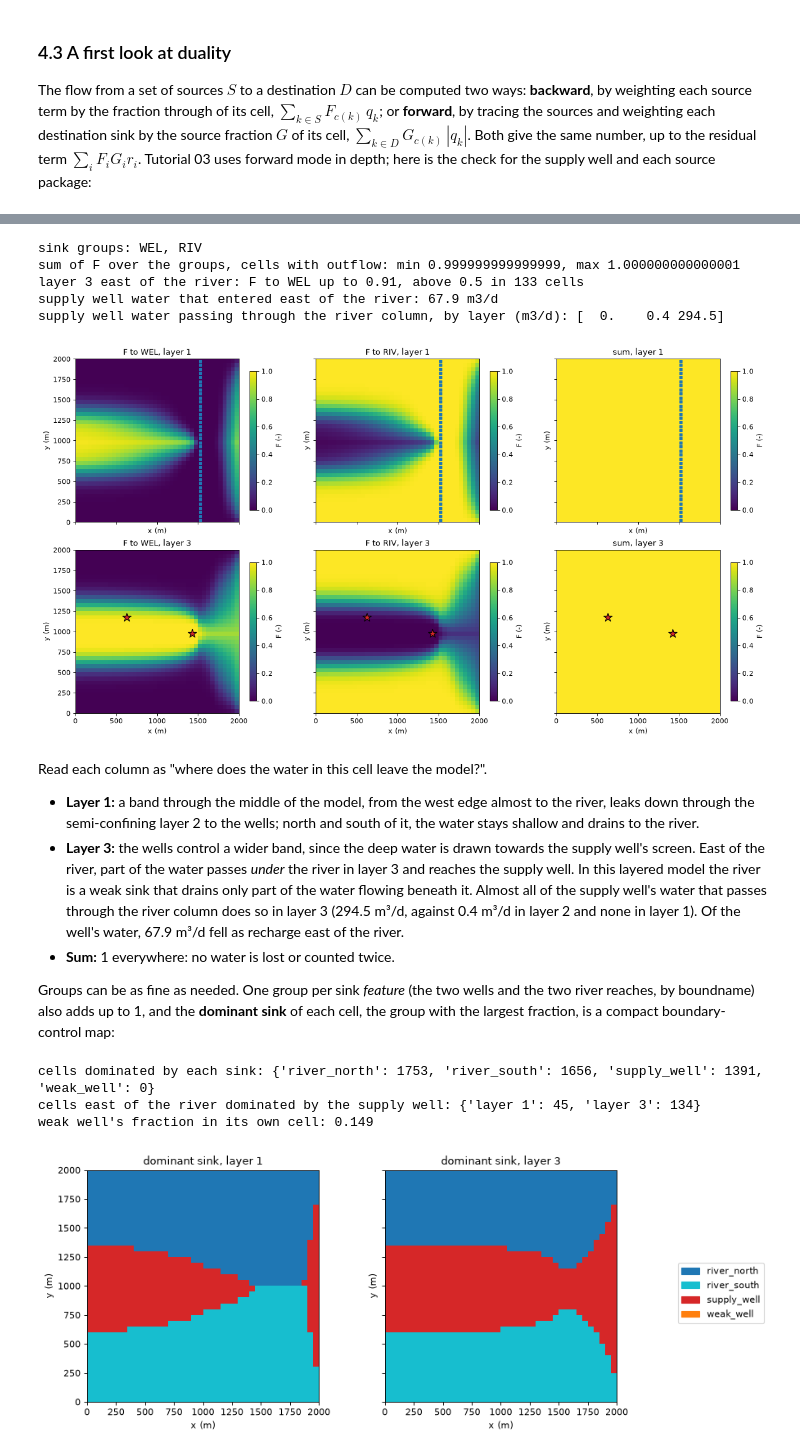
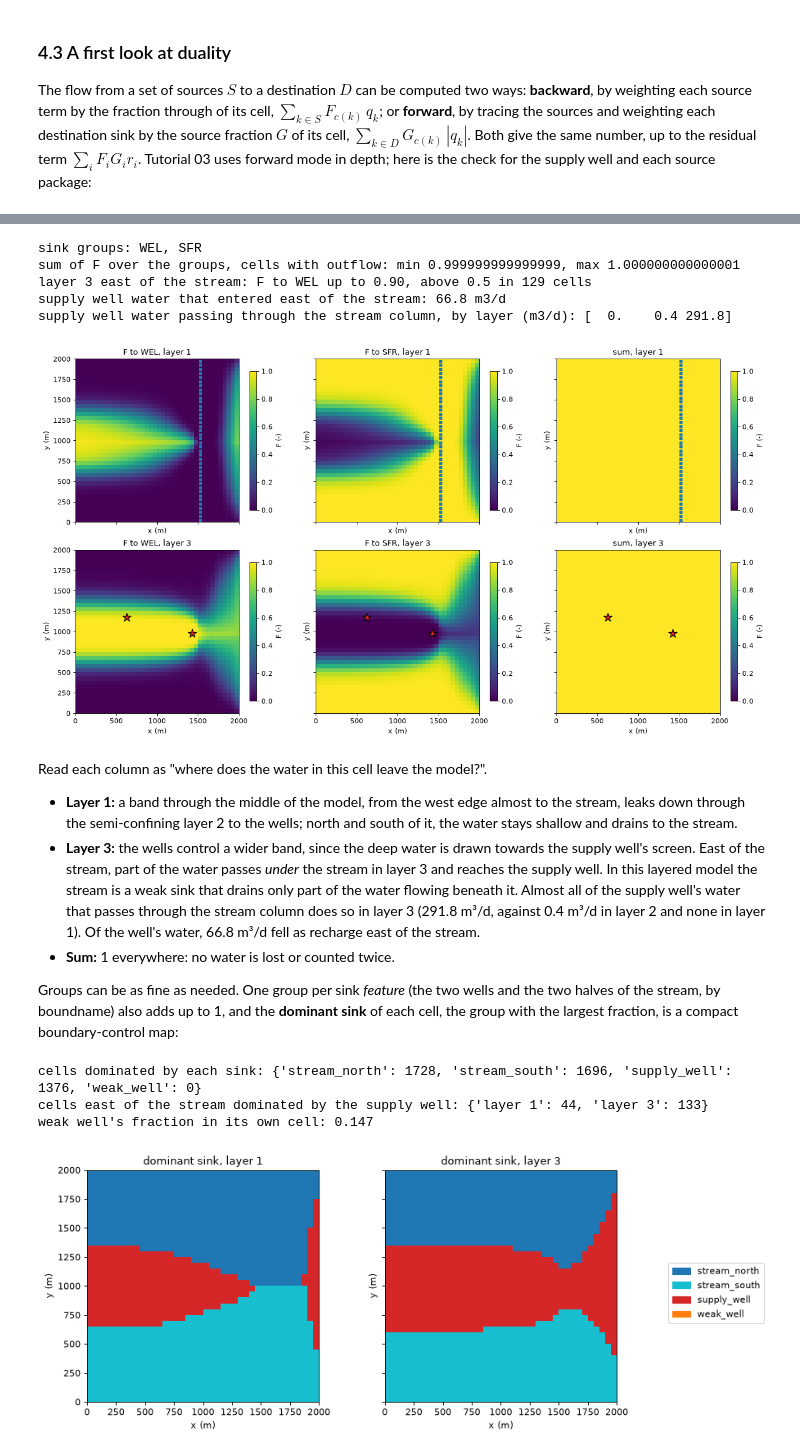
Before and after one commit to rhugman/gw-source, a Jupyter notebook: tutorials/02_accounting/02_accounting.ipynb, the cells around one changed output, grey strips where cells are left out. Saved outputs shown, nothing was run; the diff lists cells and outputs as text; code cells hidden in the pictures.

```diff
--- a/tutorials/02_accounting/02_accounting.ipynb
+++ b/tutorials/02_accounting/02_accounting.ipynb
@@ -409,13 +409,13 @@ print("sink groups:", ", ".join(sinks))
 print(f"sum of F over the groups, cells with outflow: min {total[draining].min():.15f}, "
       f"max {total[draining].max():.15f}")
 assert np.allclose(total[draining], 1.0, rtol=0.0, atol=1e-12)
-east = slice(run.spec.riv_col + 1, None)  # columns east of the river
+east = slice(run.spec.stream_col + 1, None)  # columns east of the stream
 f_wel = control.fraction_through["WEL"].reshape(step.grid_shape)
-print(f"layer 3 east of the river: F to WEL up to {f_wel[2, :, east].max():.2f}, above 0.5 in {(f_wel[2, :, east] > 0.5).sum()} cells")
+print(f"layer 3 east of the stream: F to WEL up to {f_wel[2, :, east].max():.2f}, above 0.5 in {(f_wel[2, :, east] > 0.5).sum()} cells")
 from_east = gross.volume_from["supply_well"].reshape(step.grid_shape)[:, :, east].sum()
-print(f"supply well water that entered east of the river: {from_east:.1f} m3/d")
-under = gross.volume_through["supply_well"].reshape(step.grid_shape)[:, :, run.spec.riv_col].sum(axis=1)
-print("supply well water passing through the river column, by layer (m3/d):", np.round(under, 1))
+print(f"supply well water that entered east of the stream: {from_east:.1f} m3/d")
+under = gross.volume_through["supply_well"].reshape(step.grid_shape)[:, :, run.spec.stream_col].sum(axis=1)
+print("supply well water passing through the stream column, by layer (m3/d):", np.round(under, 1))
 
 panels = {**{f"F to {name}": control.fraction_through[name] for name in sinks}, "sum": total}
 fig, axes = plt.subplots(len(LAYERS), len(panels), figsize=(5.0 * len(panels), 4.0 * len(LAYERS)),
@@ -427,54 +427,54 @@ for row, layer in enumerate(LAYERS):
             run.grb_file, step, values, ax=ax, layer=layer, cmap="viridis", vmin=0.0, vmax=1.0,
             overlay=False, label="F (-)", title=f"{title}, layer {layer + 1}",
         )
-        hbd.overlay_features(ax, run.grb_file, step, packages=("RIV", "WEL"), layer=layer,
+        hbd.overlay_features(ax, run.grb_file, step, packages=("SFR", "WEL"), layer=layer,
                              legend=False)
 fig.tight_layout()
 plt.show()
 # %% [output]
-sink groups: WEL, RIV
+sink groups: WEL, SFR
 sum of F over the groups, cells with outflow: min 0.999999999999999, max 1.000000000000001
-layer 3 east of the river: F to WEL up to 0.91, above 0.5 in 133 cells
-supply well water that entered east of the river: 67.9 m3/d
-supply well water passing through the river column, by layer (m3/d): [  0.    0.4 294.5]
+layer 3 east of the stream: F to WEL up to 0.90, above 0.5 in 129 cells
+supply well water that entered east of the stream: 66.8 m3/d
+supply well water passing through the stream column, by layer (m3/d): [  0.    0.4 291.8]
 [figure]
 # %% [markdown]
 Read each column as "where does the water in this cell leave the model?".
 
-- **Layer 1:** a band through the middle of the model, from the west edge almost to the river, leaks down through the semi-confining layer 2 to the wells; north and south of it, the water stays shallow and drains to the river.
-- **Layer 3:** the wells control a wider band, since the deep water is drawn towards the supply well's screen. East of the river, part of the water passes *under* the river in layer 3 and reaches the supply well. In this layered model the river is a weak sink that drains only part of the water flowing beneath it. Almost all of the supply well's water that passes through the river column does so in layer 3 (294.5 m³/d, against 0.4 m³/d in layer 2 and none in layer 1). Of the well's water, 67.9 m³/d fell as recharge east of the river.
+- **Layer 1:** a band through the middle of the model, from the west edge almost to the stream, leaks down through the semi-confining layer 2 to the wells; north and south of it, the water stays shallow and drains to the stream.
+- **Layer 3:** the wells control a wider band, since the deep water is drawn towards the supply well's screen. East of the stream, part of the water passes *under* the stream in layer 3 and reaches the supply well. In this layered model the stream is a weak sink that drains only part of the water flowing beneath it. Almost all of the supply well's water that passes through the stream column does so in layer 3 (291.8 m³/d, against 0.4 m³/d in layer 2 and none in layer 1). Of the well's water, 66.8 m³/d fell as recharge east of the stream.
 - **Sum:** 1 everywhere: no water is lost or counted twice.
 
-Groups can be as fine as needed. One group per sink *feature* (the two wells and the two river reaches, by boundname) also adds up to 1, and the **dominant sink** of each cell, the group with the largest fraction, is a compact boundary-control map:
+Groups can be as fine as needed. One group per sink *feature* (the two wells and the two halves of the stream, by boundname) also adds up to 1, and the **dominant sink** of each cell, the group with the largest fraction, is a compact boundary-control map:
 # %%
 features = gs.groups_by_boundname(step)
 by_feature = gs.backward(step, features, GROSS)
 stack = np.column_stack([by_feature.fraction_through[name] for name in features])
 assert np.allclose(stack.sum(axis=1)[draining], 1.0, rtol=0.0, atol=1e-12)
 dominant = np.where(draining, stack.argmax(axis=1), np.nan)
 
 counts = pd.Series(stack.argmax(axis=1)[draining], dtype=int).value_counts()
 print("cells dominated by each sink:", {name: int(counts.get(i, 0)) for i, name in enumerate(features)})
 supply_east = dominant.reshape(step.grid_shape)[:, :, east] == list(features).index("supply_well")
-print("cells east of the river dominated by the supply well:",
+print("cells east of the stream dominated by the supply well:",
       {f"layer {k + 1}": int(supply_east[k].sum()) for k in LAYERS})
 print(f"weak well's fraction in its own cell: {by_feature.fraction_through['weak_well'][weak_cell]:.3f}")
 
-colours = {"river_north": "tab:blue", "river_south": "tab:cyan", "supply_well": "tab:red",
+colours = {"stream_north": "tab:blue", "stream_south": "tab:cyan", "supply_well": "tab:red",
            "weak_well": "tab:orange"}
 cmap = ListedColormap([colours.get(name, "0.5") for name in features])
 fig, axes = plt.subplots(1, len(LAYERS), figsize=(12.0, 4.6), sharey=True)
 for ax, layer in zip(axes, LAYERS):
     hbd.plot_cells(run.grb_file, step, dominant, ax=ax, layer=layer, cmap=cmap, vmin=-0.5,
                    vmax=len(features) - 0.5, overlay=False, colorbar=False,
                    title=f"dominant sink, layer {layer + 1}")
 handles = [plt.Rectangle((0, 0), 1, 1, color=cmap(i)) for i in range(len(features))]
 fig.legend(handles, list(features), loc="center right")
 fig.subplots_adjust(right=0.82)
 plt.show()
 # %% [output]
-cells dominated by each sink: {'river_north': 1753, 'river_south': 1656, 'supply_well': 1391, 'weak_well': 0}
-cells east of the river dominated by the supply well: {'layer 1': 45, 'layer 3': 134}
-weak well's fraction in its own cell: 0.149
+cells dominated by each sink: {'stream_north': 1728, 'stream_south': 1696, 'supply_well': 1376, 'weak_well': 0}
+cells east of the stream dominated by the supply well: {'layer 1': 44, 'layer 3': 133}
+weak well's fraction in its own cell: 0.147
-[figure, old version]
+[figure, new version]
 # %% [markdown]
```
Also changed, not shown: parts of 15 cells of this notebook, 14 other files.
